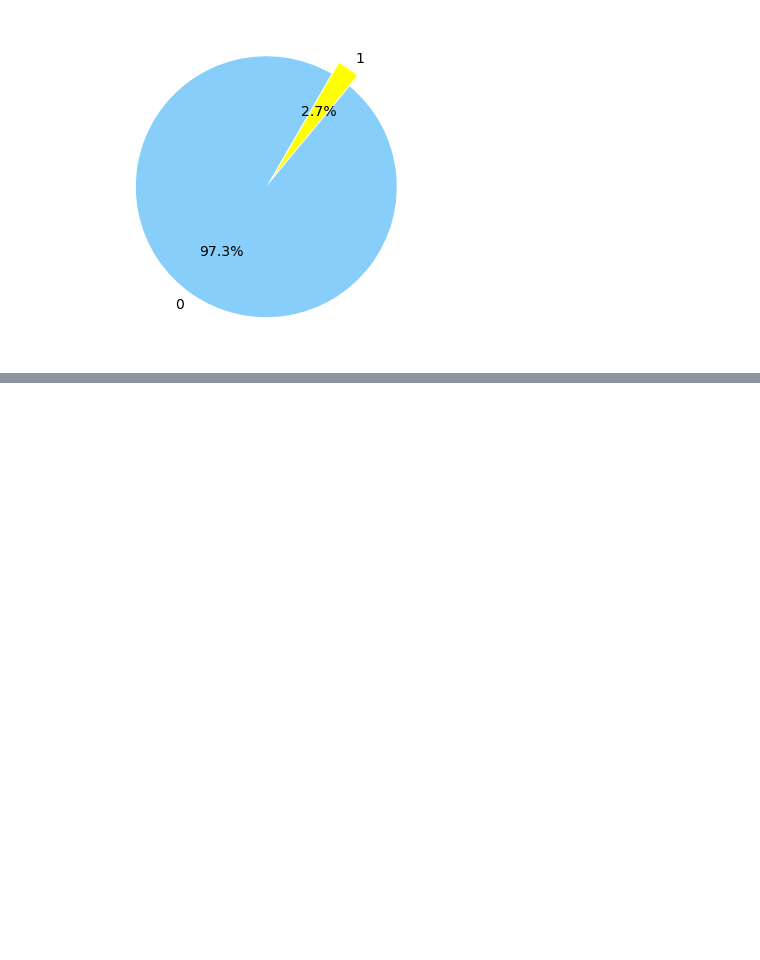
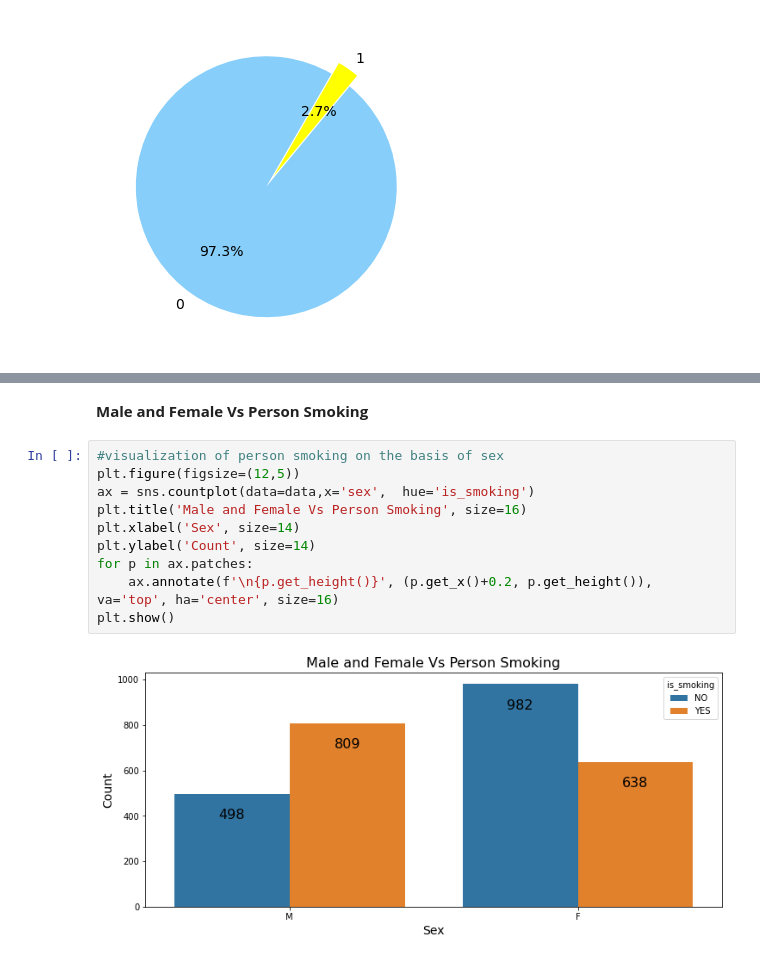
Before and after one commit to Rohan20202/Cardiovascular-Risk-Prediction-Project, a Jupyter notebook: Cardiovascular_Risk_Prediction.ipynb, the cells around one changed output, grey strips where cells are left out. Drawn from its saved outputs; the diff is of its cells as text; blank space fills up the shorter version.

```diff
--- a/Cardiovascular_Risk_Prediction.ipynb
+++ b/Cardiovascular_Risk_Prediction.ipynb
@@ -450,0 +454,14 @@ plt.pie(sizes, labels=labels,explode = (0, 0.1), colors=colors,autopct='%1.1f%%'
+# %% [markdown]
+**Male and Female Vs Person Smoking**
+# %%
+#visualization of person smoking on the basis of sex
+plt.figure(figsize=(12,5))
+ax = sns.countplot(data=data,x='sex',  hue='is_smoking')
+plt.title('Male and Female Vs Person Smoking', size=16)
+plt.xlabel('Sex', size=14)
+plt.ylabel('Count', size=14)
+for p in ax.patches:
+    ax.annotate(f'\n{p.get_height()}', (p.get_x()+0.2, p.get_height()), va='top', ha='center', size=16)
+plt.show()
+# %% [output]
+[figure, added]
```
Also changed, not shown: parts of 9 cells of this notebook.
